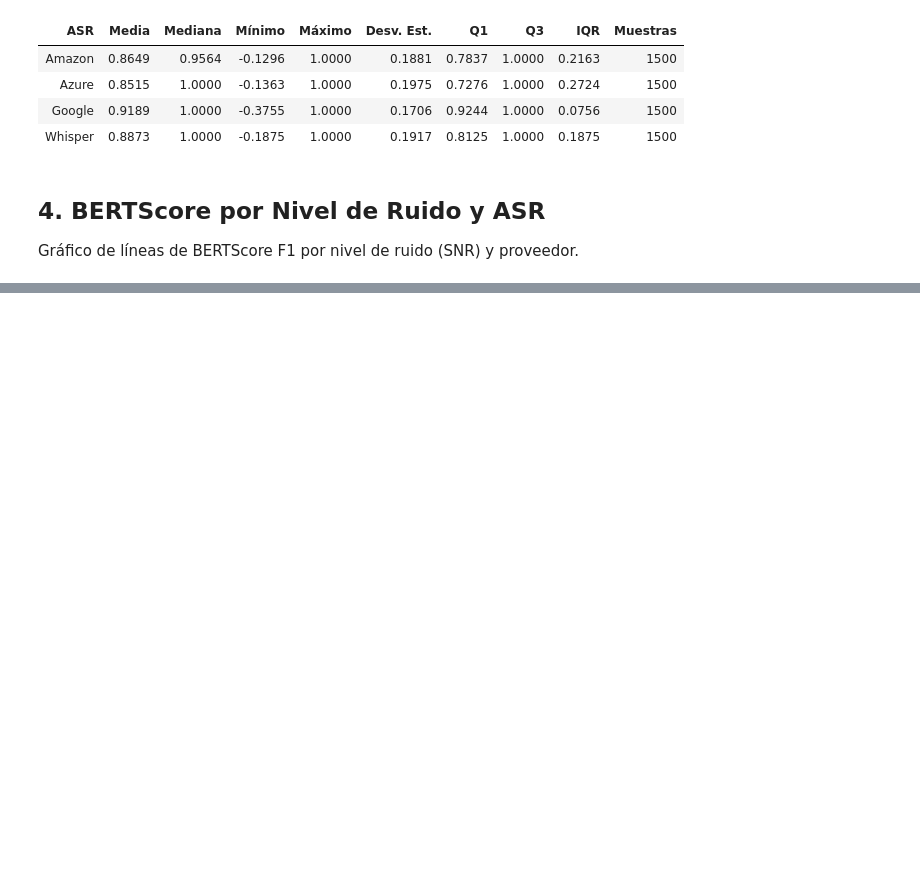
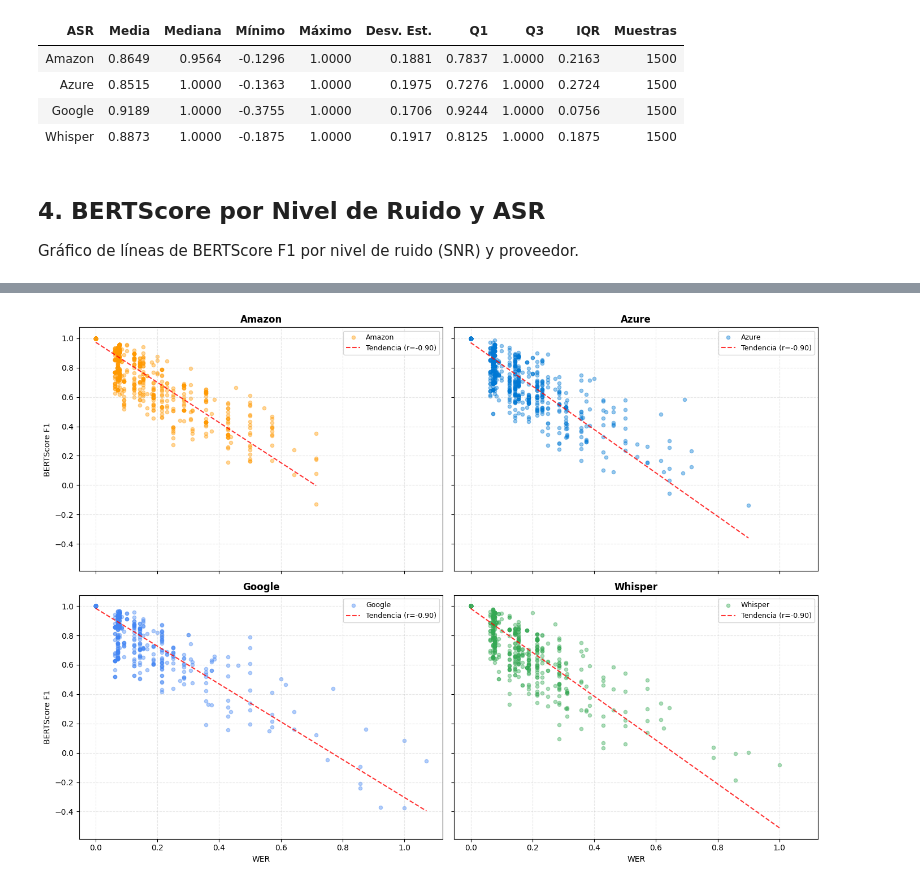
Before and after one commit to agomezb/ASR-Comparative, a Jupyter notebook: 4_bertscore_analisis.ipynb, the cells around one changed output, grey strips where cells are left out. Cells and saved outputs as stored; diff of their text form; code cells hidden in the pictures; blank space fills up the shorter version.

```diff
--- a/4_bertscore_analisis.ipynb
+++ b/4_bertscore_analisis.ipynb
@@ -158,0 +180,84 @@ Test de Friedman: Estadístico=87.6496, p-value=7.0035e-19, W de Kendall=0.0649
+# %%
+from scipy import stats
+import matplotlib.pyplot as plt
+import numpy as np
+from tools.wer_utils import calculate_wer_from_dataframe
+
+# 1. Calcular WER por fila si no existe dataset_wer.csv o usar dataset_normalized.csv
+# Como dataset_wer.csv existe, lo cargamos directamente
+try:
+    df_wer = pd.read_csv('dataset_wer.csv')
+except FileNotFoundError:
+    # Fallback: calcularlo al vuelo si no existiera
+    print("Calculando WER...")
+    _, df_wer = calculate_wer_from_dataframe(pd.read_csv('dataset_normalized.csv'), 'ground_truth.json')
+
+# 2. Asegurar que tenemos BERTScore (ya cargado en analyzer.df o df_bert)
+df_bert = analyzer.df.copy()
+
+# 3. Unir DataFrames por las claves
+merge_keys = ['person', 'audio', 'noise', 'snr', 'provider']
+# Seleccionamos solo las columnas necesarias de cada uno para evitar duplicados
+df_merged = pd.merge(
+    df_wer[merge_keys + ['wer']],
+    df_bert[merge_keys + ['bertscore_f1']],
+    on=merge_keys,
+    how='inner'
+)
+
+print("Correlación de Spearman entre WER y BERTScore F1 por ASR:")
+results_corr = []
+
+for provider in sorted(df_merged['provider'].unique()):
+    subset = df_merged[df_merged['provider'] == provider]
+
+    # Calcular correlación de Spearman
+    # Se usa Spearman porque la relación no es necesariamente lineal y WER puede tener outliers
+    rho, p_val = stats.spearmanr(subset['wer'], subset['bertscore_f1'])
+
+    results_corr.append({
+        'ASR': provider.capitalize(),
+        'Spearman Rho': rho,
+        'p-value': p_val,
+        'Significativo': p_val < 0.05,
+        'Muestras': len(subset)
+    })
+
+df_corr = pd.DataFrame(results_corr)
+display(df_corr.style.format({
+    'Spearman Rho': '{:.4f}',
+    'p-value': '{:.4e}'
+}).hide(axis='index'))
+
+# 4. Visualización: Gráficos de dispersión (Scatter plots)
+print("Relación entre WER y BERTScore F1 por ASR")
+providers = sorted(df_merged['provider'].unique())
+colors = {'google': '#4285F4', 'azure': '#0078D4', 'amazon': '#FF9900', 'whisper': '#34A853'}
+
+fig, axes = plt.subplots(2, 2, figsize=(14, 10), sharex=True, sharey=True)
+axes = axes.flatten()
+
+for i, provider in enumerate(providers):
+    ax = axes[i]
+    subset = df_merged[df_merged['provider'] == provider]
+
+    # Scatter plot
+    ax.scatter(subset['wer'], subset['bertscore_f1'],
+               alpha=0.4, s=20, label=f'{provider.capitalize()}', color=colors.get(provider, 'gray'))
+
+    # Línea de tendencia (regresión lineal simple para visualizar)
+    # Nota: Spearman es no lineal, pero la línea ayuda a ver la dirección
+    slope, intercept, r_value, p_value, std_err = stats.linregress(subset['wer'], subset['bertscore_f1'])
+    x_vals = np.array([subset['wer'].min(), subset['wer'].max()])
+    y_vals = slope * x_vals + intercept
+    ax.plot(x_vals, y_vals, color='red', linestyle='--', linewidth=1.5, alpha=0.8, label=f'Tendencia (r={r_value:.2f})')
+
+    ax.set_title(f"{provider.capitalize()}", fontsize=12, fontweight='bold')
+    ax.set_xlabel("WER" if i >= 2 else "")
+    ax.set_ylabel("BERTScore F1" if i % 2 == 0 else "")
+    ax.grid(True, linestyle='--', alpha=0.3)
+    ax.legend(loc='upper right', fontsize=9)
+
+plt.tight_layout()
+plt.show()
+# %% [output]
@@ -158,0 +271 @@ Test de Friedman: Estadístico=87.6496, p-value=7.0035e-19, W de Kendall=0.0649
+[figure, added]
```
Also changed, not shown: parts of 5 cells of this notebook, 2 other files.
